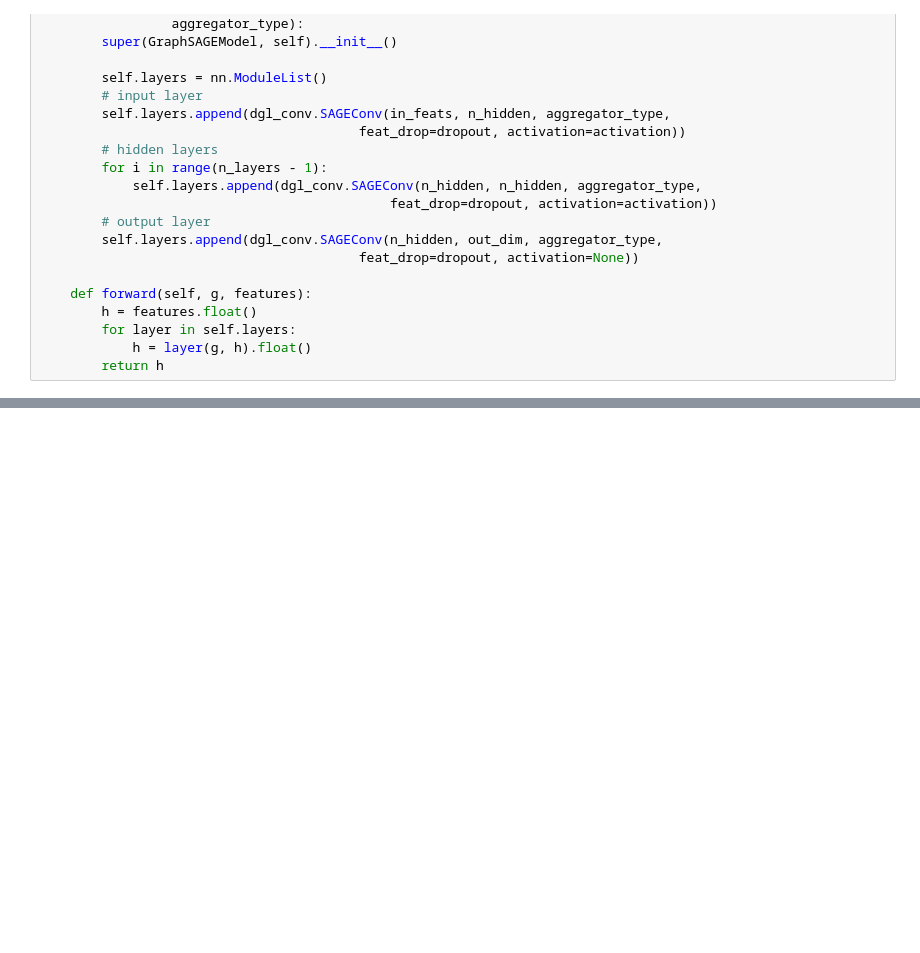
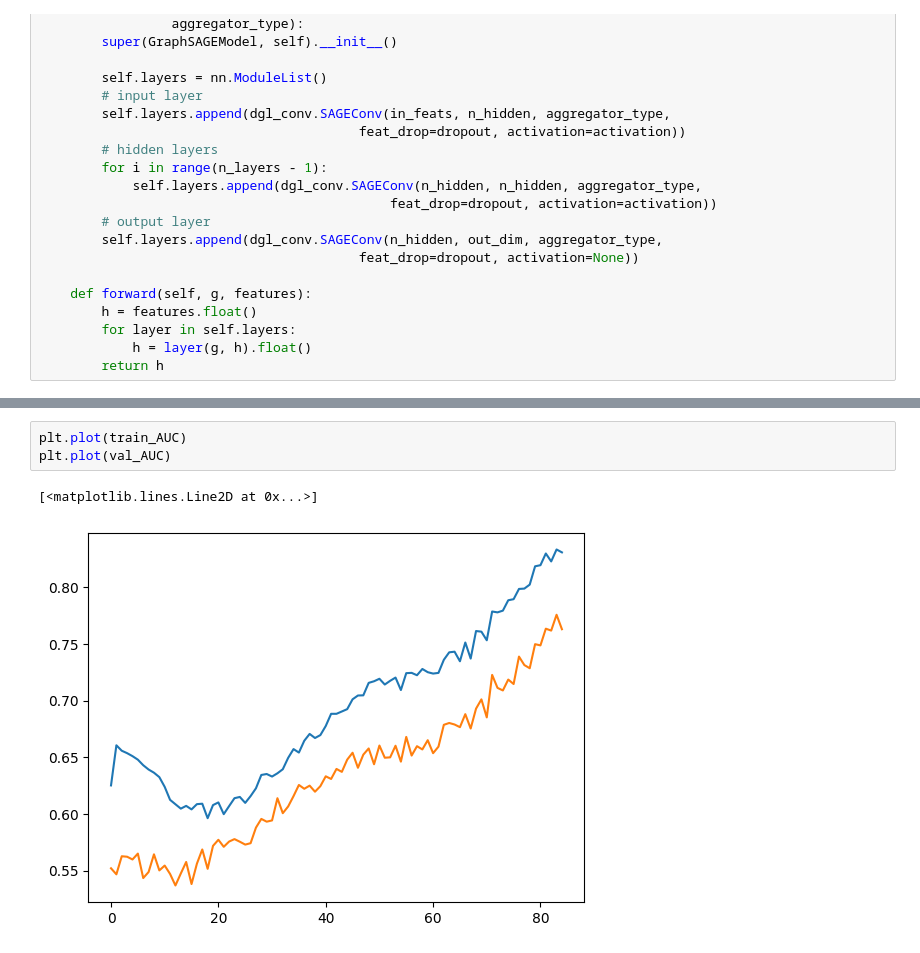
Before and after one commit to samuellau0802/COMP-4222-Project, a Jupyter notebook: GraphSAGE.ipynb, the cells around one changed output, grey strips where cells are left out. Saved outputs shown, nothing was run; the diff lists cells and outputs as text; blank space fills up the shorter version.

```diff
--- a/GraphSAGE.ipynb
+++ b/GraphSAGE.ipynb
@@ -155,0 +189,6 @@ AUC 0.8574329838336285
+# %%
+plt.plot(train_AUC)
+plt.plot(val_AUC)
+# %% [output]
+[<matplotlib.lines.Line2D at 0x...>]
+[figure, added]
```
Also changed, not shown: parts of 22 cells of this notebook.
